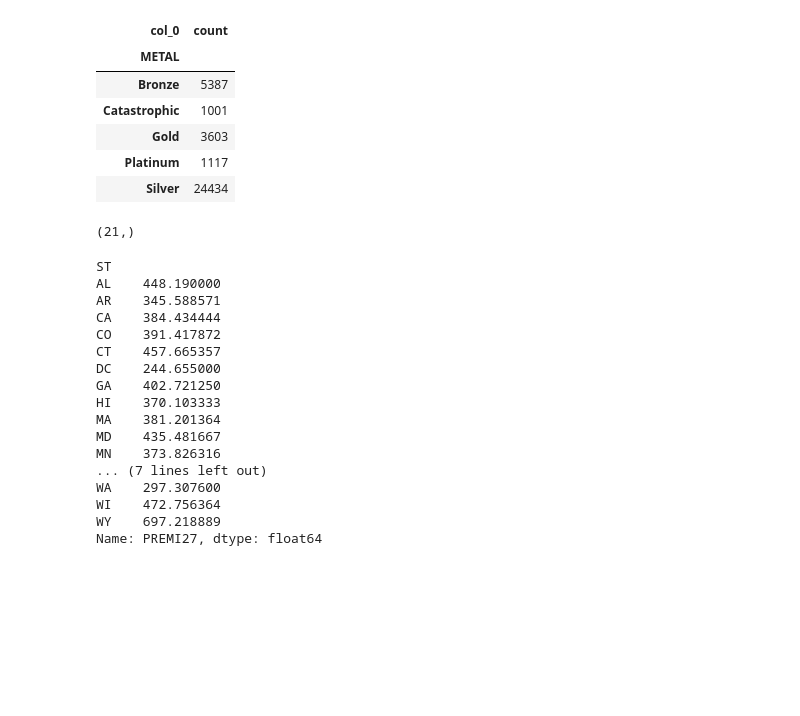
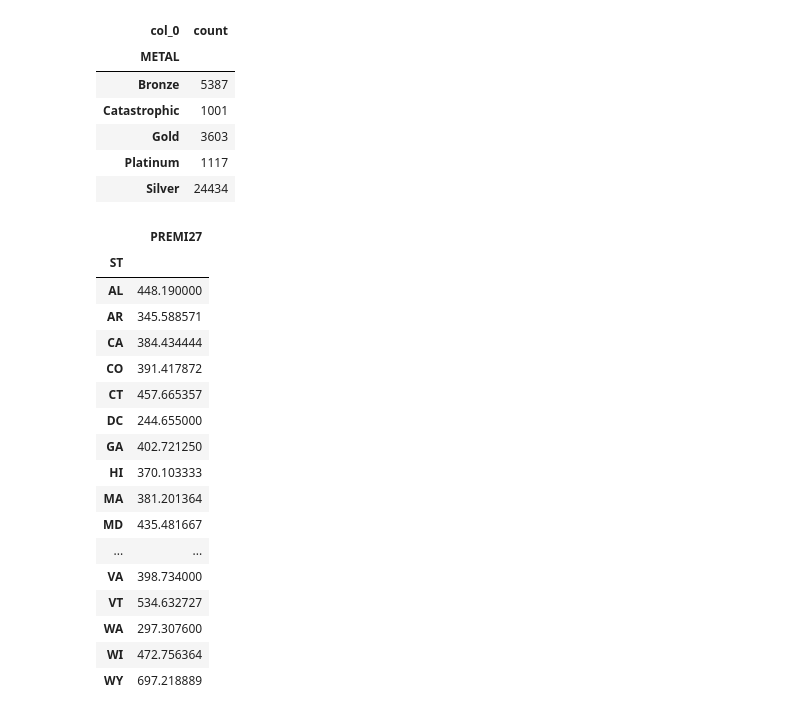
Before and after one commit to robin-wang/RWJFPlans, a Jupyter notebook: RWJF Plans Procesing.ipynb, the cells around one changed output. Drawn from its saved outputs; the diff is of its cells as text; code cells hidden in the pictures; blank space fills up the shorter version.

```diff
--- a/RWJF Plans Procesing.ipynb
+++ b/RWJF Plans Procesing.ipynb
@@ -13,7 +22,7 @@ InteractiveShell.ast_node_interactivity = "all"
 # %% [markdown]
 #### Data Input 723 coulumns
 # %%
-df = pd.read_csv('D:\Jupyter\plans.csv')
+df = pd.read_csv('plans.csv')
 df.head()
 df.tail()
 # %% [output]
@@ -601,27 +601,27 @@ pd.crosstab(index=df["METAL"],columns="count")
 | Silver | 24434 |
 # %%
 OnSilver0 = df[(df['METAL']=='Silver') & (df['CSR']==0) & (df['PLANMARKET'] == 1)]
-ST_OnSilver0 = OnSilver0.groupby('ST')['PREMI27'].mean()
+ST_OnSilver0 = pd.DataFrame(OnSilver0.groupby('ST')['PREMI27'].mean())
 ST_OnSilver0.shape
 ST_OnSilver0
 # %% [output]
-(21,)
-ST
-AL    448.190000
-AR    345.588571
-CA    384.434444
-CO    391.417872
-CT    457.665357
-DC    244.655000
-GA    402.721250
-HI    370.103333
-MA    381.201364
-MD    435.481667
-MN    373.826316
-... (7 lines left out)
-WA    297.307600
-WI    472.756364
-WY    697.218889
-Name: PREMI27, dtype: float64
+|  | PREMI27 |
+| ST |  |
+| AL | 448.190000 |
+| AR | 345.588571 |
+| CA | 384.434444 |
+| CO | 391.417872 |
+| CT | 457.665357 |
+| DC | 244.655000 |
+| GA | 402.721250 |
+| HI | 370.103333 |
+| MA | 381.201364 |
+| MD | 435.481667 |
+| ... | ... |
+| VA | 398.734000 |
+| VT | 534.632727 |
+| WA | 297.307600 |
+| WI | 472.756364 |
+| WY | 697.218889 |
 # %%
 OOSilver0 = df[(df['METAL']=='Silver') & (df['CSR']==0) & (df['PLANMARKET'] == 2)]
```
Also changed, not shown: parts of 21 cells of this notebook.
